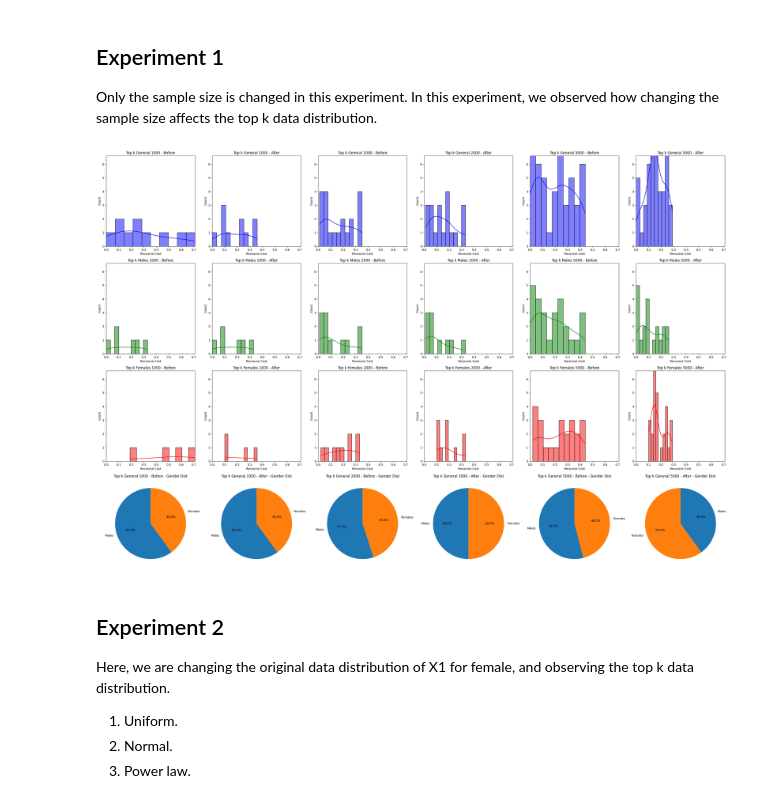
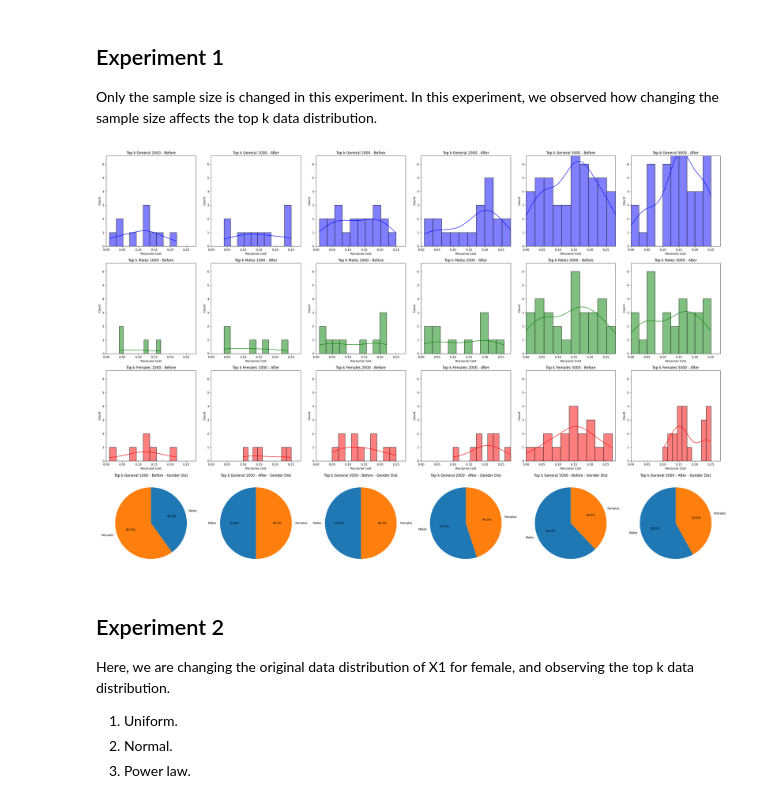
Before and after one commit to AsifAhmedShodip/MyRecourseProject, a Jupyter notebook: notebooks/experiment.ipynb, the cells around one changed output. Cells and saved outputs as stored; diff of their text form; code cells hidden in the pictures.

```diff
--- a/notebooks/experiment.ipynb
+++ b/notebooks/experiment.ipynb
@@ -60,14 +60,14 @@ def generate_synthetic_data(n_samples=1000, seed=None, distributions=None, gende
     X1 = np.round(X1).astype(int)
     X2 = np.round(X2).astype(int)
 
-    noise = np.where(genders == 1,
-                        np.random.normal(0, 5, n_samples),
-                        np.random.normal(0, 15, n_samples))
+    noise = np.where(genders == 1, np.random.normal(0, 12, n_samples), np.random.normal(0, 15, n_samples))
     noise = np.round(noise).astype(int)
 
+    # gender_effect = np.where(genders == 1, .1, -.08)
     gender_effect = np.where(genders == 1, .1, -.08)
 
-    decision_boundary = 0.5 * X1 + 0.3 * X2 + 0.2 * gender_effect+ noise
+
+    decision_boundary = 0.5 * X1 + 0.3 * X2 + 0.2 * gender_effect + noise
     y = (decision_boundary > np.median(decision_boundary)).astype(int)
 
     data = pd.DataFrame({'X1': X1, 'X2': X2, 'Gender': genders, 'y': y})
@@ -338,7 +338,7 @@ import itertools
 
 distributions1 = {
     1: {'X1': [('uniform', (40, 70))], 'X2': [('normal', (65, 15))]},  # Male distributions
-    2: {'X1': [('uniform', (30, 60))], 'X2': [('normal', (55, 15))]}   # Female distributions
+    2: {'X1': [('uniform', (30, 60))], 'X2': [('normal', (55, 10))]}   # Female distributions
 }
 
 gender_proportions = [0.6, 0.4]
@@ -377,34 +377,34 @@ for params in all_params:
     top_k_before_after.append(top_k_after_rewards)
 
     top_k_males_before = top_k_before_rewards[top_k_before_rewards['Gender'] == 1]
     top_k_females_before = top_k_before_rewards[top_k_before_rewards['Gender'] == 2]
     top_k_males_after = top_k_after_rewards[top_k_after_rewards['Gender'] == 1]
     top_k_females_after = top_k_after_rewards[top_k_after_rewards['Gender'] == 2]
 
     top_k_male_before_after.append(top_k_males_before)
     top_k_male_before_after.append(top_k_males_after)
 
     top_k_female_before_after.append(top_k_females_before)
     top_k_female_before_after.append(top_k_females_after)
 
     male_female_counts_before_after.append((len(top_k_males_before), len(top_k_females_before)))
     male_female_counts_before_after.append((len(top_k_males_after), len(top_k_females_after)))
 
 titles = [
     "Top k General 1000 - Before", "Top k General 1000 - After",
     "Top k General 2000 - Before", "Top k General 2000 - After",
     "Top k General 5000 - Before", "Top k General 5000 - After",
     "Top k Males 1000 - Before", "Top k Males 1000 - After",
     "Top k Males 2000 - Before", "Top k Males 2000 - After",
     "Top k Males 5000 - Before", "Top k Males 5000 - After",
     "Top k Females 1000 - Before", "Top k Females 1000 - After",
     "Top k Females 2000 - Before", "Top k Females 2000 - After",
     "Top k Females 5000 - Before", "Top k Females 5000 - After"
 ]
 
 plot_custom_grid_of_histograms(top_k_before_after, top_k_male_before_after, top_k_female_before_after, titles)
 # %% [output]
-[figure, old version]
+[figure, new version]
 # %% [markdown]
 ## Experiment 2
 
```
Also changed, not shown: parts of 2 cells of this notebook, 2 other files.
